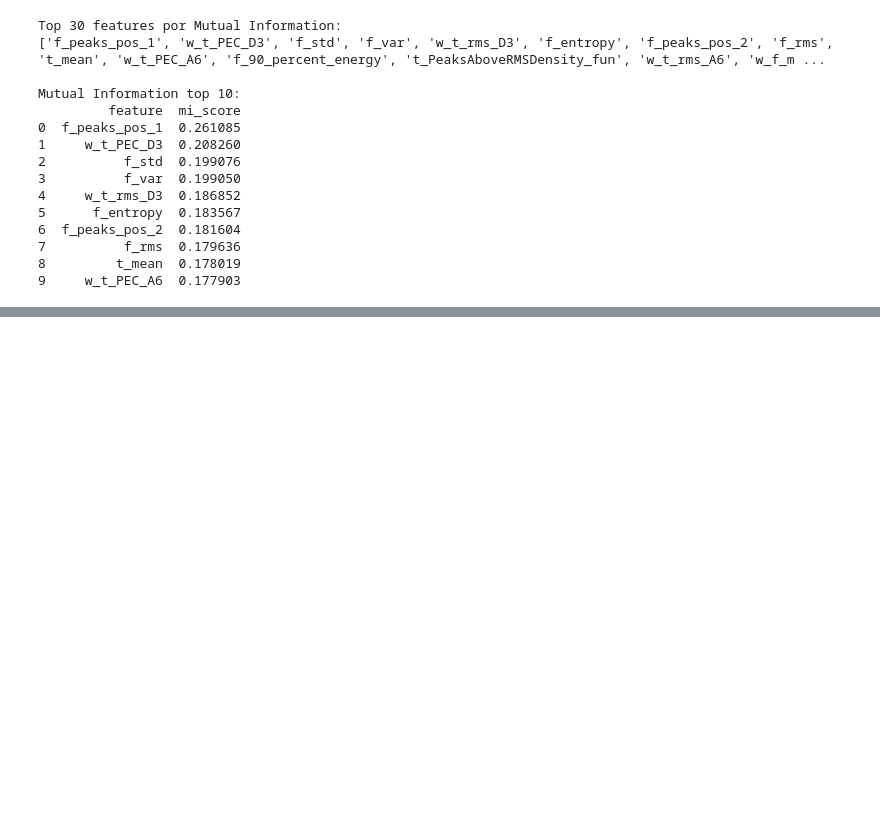
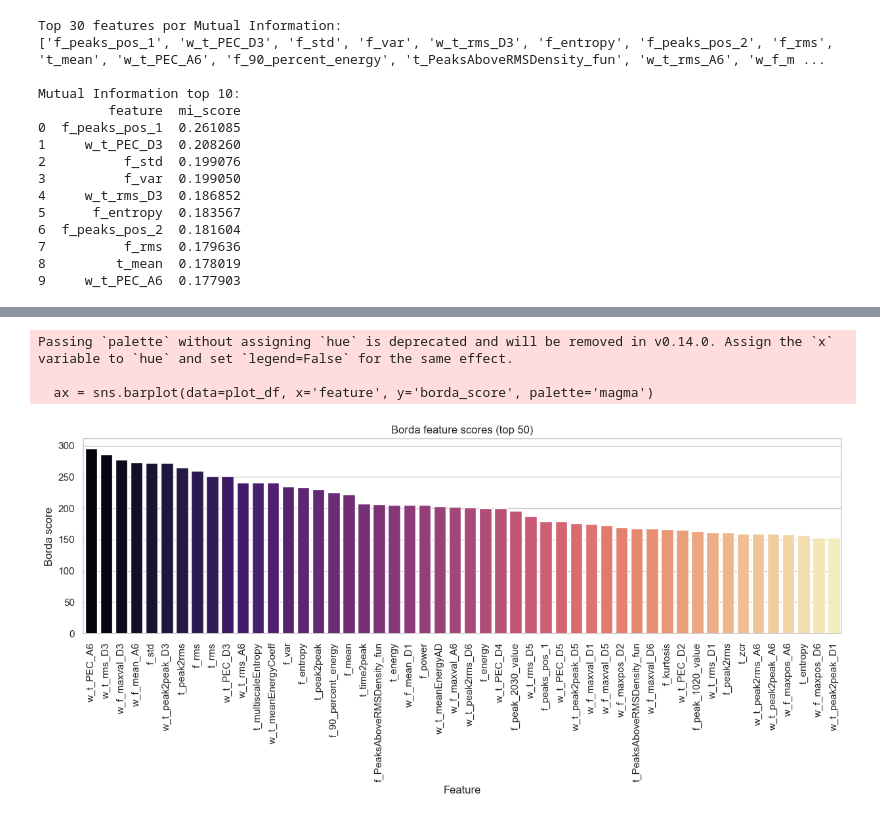
Before and after one commit to RickParra96/TESIS, a Jupyter notebook: feature_selection.ipynb, the cells around one changed output, grey strips where cells are left out. Saved outputs shown, nothing was run; the diff lists cells and outputs as text; code cells hidden in the pictures; blank space fills up the shorter version.

Commit message:
BORDA VOITING

```diff
--- a/feature_selection.ipynb
+++ b/feature_selection.ipynb
@@ -232,0 +242,23 @@ Guardado MutualInformation en c:\Users\ricar\OneDrive\Desktop\TESIS\MutualInform
+# %%
+# Gráfica del Borda score (eje x = feature, eje y = borda_score)
+import matplotlib.pyplot as plt
+import seaborn as sns
+sns.set_theme(style='whitegrid')
+
+# Mostrar top N para evitar solapamiento de etiquetas
+top_n = 50
+plot_df = borda_ranking.copy().head(top_n)
+
+plt.figure(figsize=(max(12, len(plot_df)*0.25), 6))
+ax = sns.barplot(data=plot_df, x='feature', y='borda_score', palette='magma')
+ax.set_xticklabels(ax.get_xticklabels(), rotation=90, ha='center')
+plt.xlabel('Feature')
+plt.ylabel('Borda score')
+plt.title(f'Borda feature scores (top {top_n})')
+plt.tight_layout()
+plt.show()
+# %% [output]
+Passing `palette` without assigning `hue` is deprecated and will be removed in v0.14.0. Assign the `x` variable to `hue` and set `legend=False` for the same effect.
+
+  ax = sns.barplot(data=plot_df, x='feature', y='borda_score', palette='magma')
+[figure, added]
```
Also changed, not shown: parts of 6 cells of this notebook, 10 other files.
